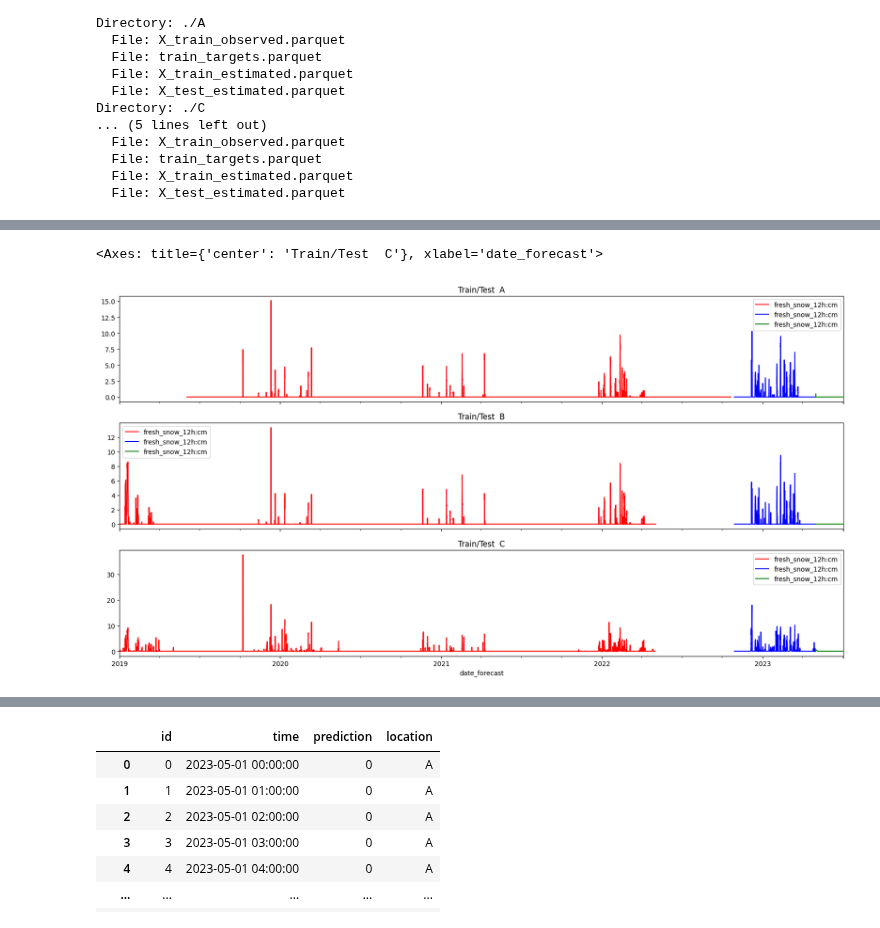
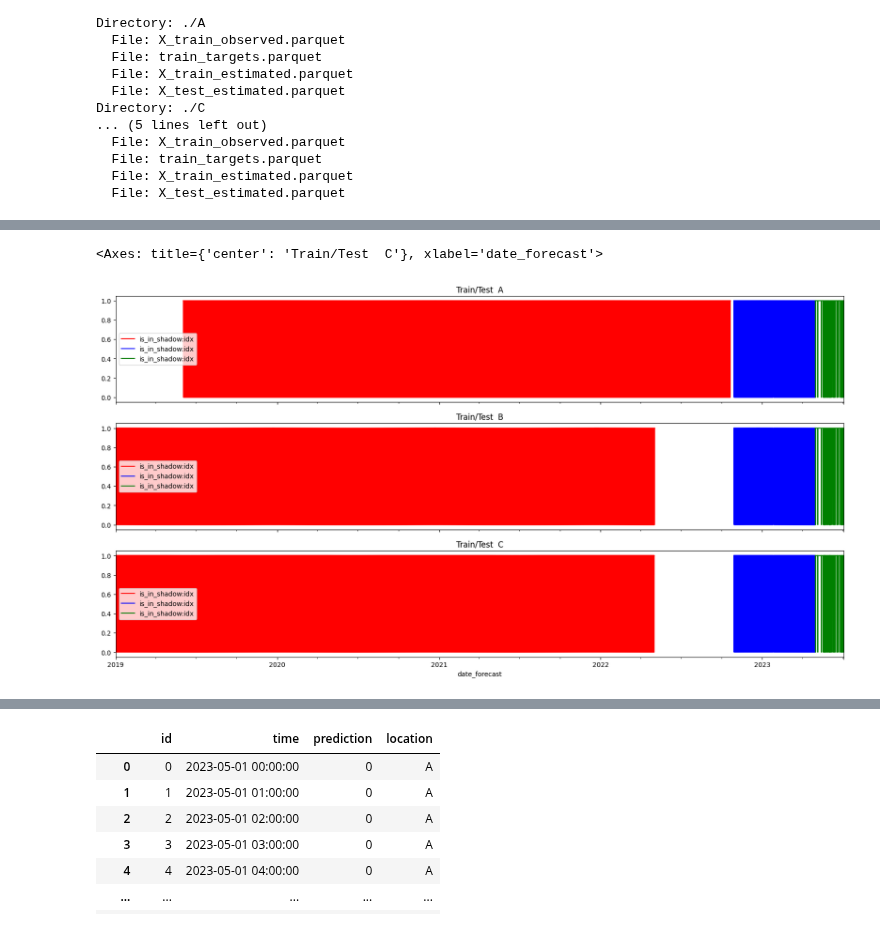
Before and after one commit to Mathias-a/TDT4173-project, a Jupyter notebook: data/read_files.ipynb, the cells around one changed output, grey strips where cells are left out. Cells and saved outputs as stored; diff of their text form; code cells hidden in the pictures.

```diff
--- a/data/read_files.ipynb
+++ b/data/read_files.ipynb
@@ -52,18 +60,18 @@ X_test_estimated_c = pd.read_parquet('C/X_test_estimated.parquet')
 # %%
 # Plotting a single feature
 fig, axs = plt.subplots(3, 1, figsize=(20, 10), sharex=True)
-feature_name = 'fresh_snow_12h:cm'
+feature_name = 'is_in_shadow:idx'
 X_train_observed_a[['date_forecast', feature_name]].set_index('date_forecast').plot(ax=axs[0], title='Train/Test A', color='red')
 X_train_estimated_a[['date_forecast', feature_name]].set_index('date_forecast').plot(ax=axs[0], title='Train/Test A', color='blue')
 X_test_estimated_a[['date_forecast', feature_name]].set_index('date_forecast').plot(ax=axs[0], title='Train/Test  A', color='green')
 
 X_train_observed_b[['date_forecast', feature_name]].set_index('date_forecast').plot(ax=axs[1], title='Train/Test  B', color='red')
 X_train_estimated_b[['date_forecast', feature_name]].set_index('date_forecast').plot(ax=axs[1], title='Train/Test  B', color='blue')
 X_test_estimated_b[['date_forecast', feature_name]].set_index('date_forecast').plot(ax=axs[1], title='Train/Test  B', color='green')
 
 X_train_observed_c[['date_forecast', feature_name]].set_index('date_forecast').plot(ax=axs[2], title='Train/Test  C', color='red')
 X_train_estimated_c[['date_forecast', feature_name]].set_index('date_forecast').plot(ax=axs[2], title='Train/Test  C', color='blue')
 X_test_estimated_c[['date_forecast', feature_name]].set_index('date_forecast').plot(ax=axs[2], title='Train/Test  C', color='green')
 # %% [output]
 <Axes: title={'center': 'Train/Test  C'}, xlabel='date_forecast'>
-[figure, old version]
+[figure, new version]
```
Also changed, not shown: parts of 2 cells of this notebook, 1 other file.
